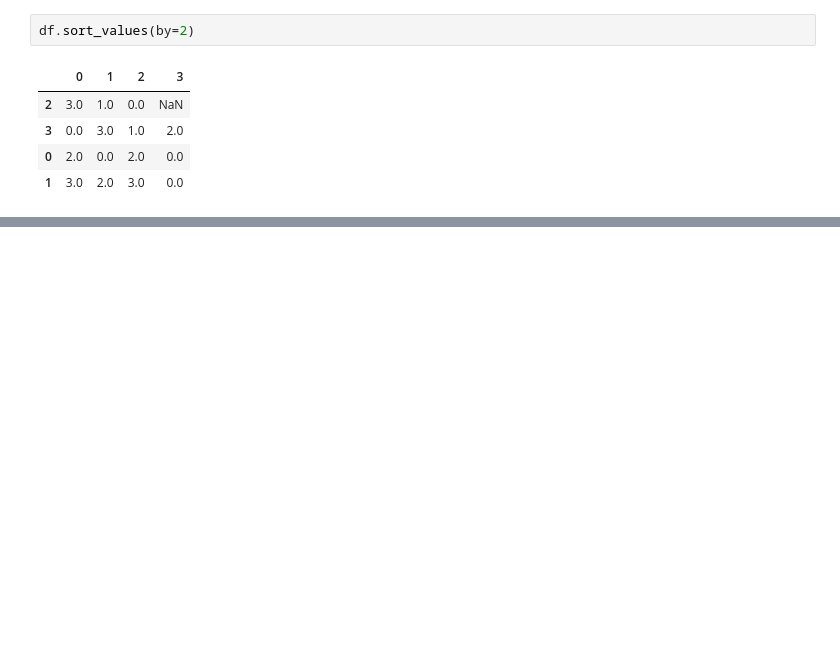
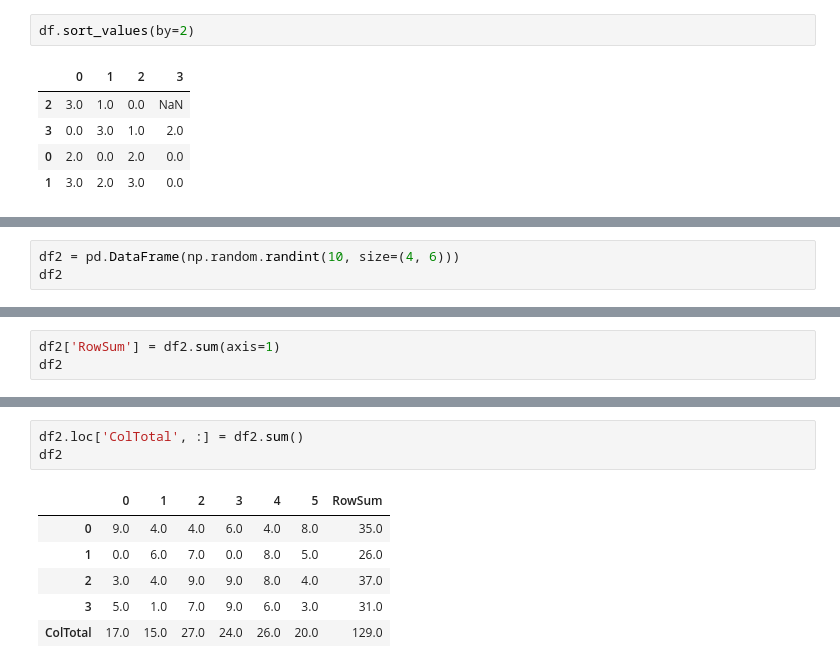
Before and after one commit to developernagk/STIS, a Jupyter notebook: pythonworkspace/pandas_data_analysis/pandas_data_control.ipynb, the cells around one changed output, grey strips where cells are left out. Saved outputs shown, nothing was run; the diff lists cells and outputs as text; blank space fills up the shorter version.

Commit message:
240227 10:52 pandas data control update

```diff
--- a/pythonworkspace/pandas_data_analysis/pandas_data_control.ipynb
+++ b/pythonworkspace/pandas_data_analysis/pandas_data_control.ipynb
@@ -183,0 +230,3 @@ df.sort_values(by=[2, 0])
+# %%
+df2 = pd.DataFrame(np.random.randint(10, size=(4, 6)))
+df2
@@ -183,0 +247,3 @@ df.sort_values(by=[2, 0])
+# %%
+df2['RowSum'] = df2.sum(axis=1)
+df2
@@ -183,0 +267,10 @@ df.sort_values(by=[2, 0])
+# %%
+df2.loc['ColTotal', :] = df2.sum()
+df2
+# %% [output]
+|  | 0 | 1 | 2 | 3 | 4 | 5 | RowSum |
+| 0 | 9.0 | 4.0 | 4.0 | 6.0 | 4.0 | 8.0 | 35.0 |
+| 1 | 0.0 | 6.0 | 7.0 | 0.0 | 8.0 | 5.0 | 26.0 |
+| 2 | 3.0 | 4.0 | 9.0 | 9.0 | 8.0 | 4.0 | 37.0 |
+| 3 | 5.0 | 1.0 | 7.0 | 9.0 | 6.0 | 3.0 | 31.0 |
+| ColTotal | 17.0 | 15.0 | 27.0 | 24.0 | 26.0 | 20.0 | 129.0 |
```
Also changed, not shown: parts of 25 cells of this notebook.
